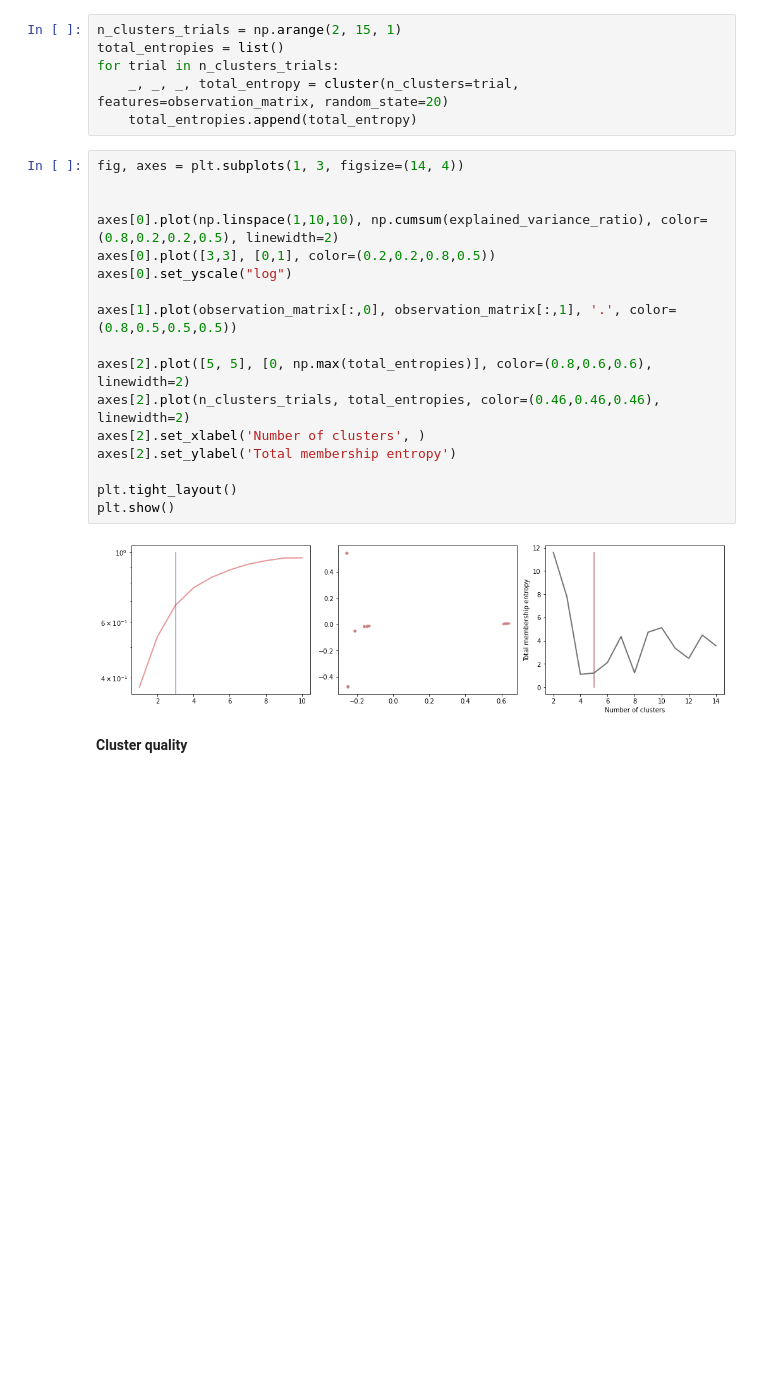
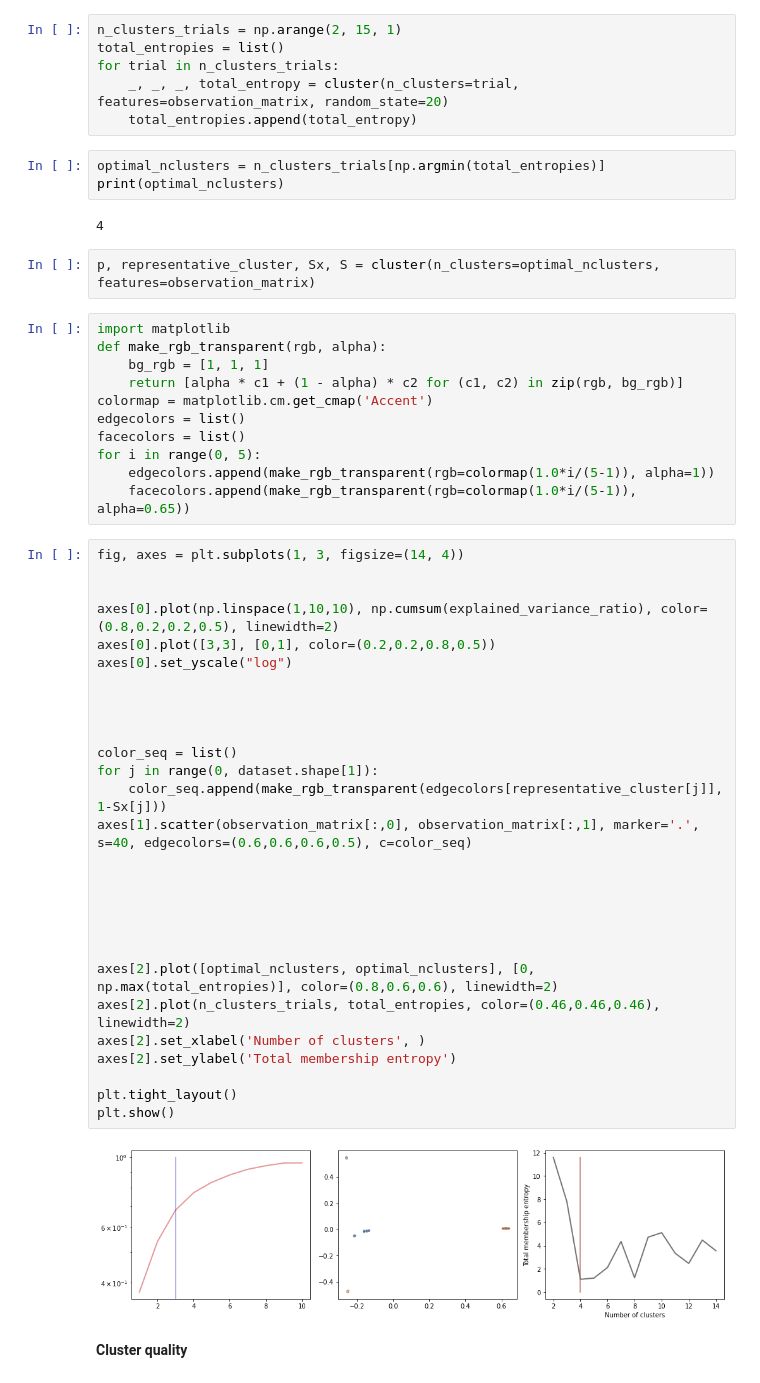
Before and after one commit to joaodmrodrigues/elements-financial-machine-learning, a Jupyter notebook: __writing/__writing-optimal_clustering_with_entropy_part3.ipynb, the cells around one changed output. Cells and saved outputs as stored; diff of their text form; blank space fills up the shorter version.

```diff
--- a/__writing/__writing-optimal_clustering_with_entropy_part3.ipynb
+++ b/__writing/__writing-optimal_clustering_with_entropy_part3.ipynb
@@ -166,25 +166,54 @@ total_entropies = list()
 for trial in n_clusters_trials:
     _, _, _, total_entropy = cluster(n_clusters=trial, features=observation_matrix, random_state=20)
     total_entropies.append(total_entropy)
+# %%
+optimal_nclusters = n_clusters_trials[np.argmin(total_entropies)]
+print(optimal_nclusters)
+# %% [output]
+4
+# %%
+p, representative_cluster, Sx, S = cluster(n_clusters=optimal_nclusters, features=observation_matrix)
+# %%
+import matplotlib
+def make_rgb_transparent(rgb, alpha):
+    bg_rgb = [1, 1, 1]
+    return [alpha * c1 + (1 - alpha) * c2 for (c1, c2) in zip(rgb, bg_rgb)]
+colormap = matplotlib.cm.get_cmap('Accent')
+edgecolors = list()
+facecolors = list()
+for i in range(0, 5):
+    edgecolors.append(make_rgb_transparent(rgb=colormap(1.0*i/(5-1)), alpha=1))
+    facecolors.append(make_rgb_transparent(rgb=colormap(1.0*i/(5-1)), alpha=0.65))
 # %%
 fig, axes = plt.subplots(1, 3, figsize=(14, 4))
 
 
 axes[0].plot(np.linspace(1,10,10), np.cumsum(explained_variance_ratio), color=(0.8,0.2,0.2,0.5), linewidth=2)
 axes[0].plot([3,3], [0,1], color=(0.2,0.2,0.8,0.5))
 axes[0].set_yscale("log")
 
-axes[1].plot(observation_matrix[:,0], observation_matrix[:,1], '.', color=(0.8,0.5,0.5,0.5))
 
-axes[2].plot([5, 5], [0, np.max(total_entropies)], color=(0.8,0.6,0.6), linewidth=2)
+
+
+color_seq = list()
+for j in range(0, dataset.shape[1]):
+    color_seq.append(make_rgb_transparent(edgecolors[representative_cluster[j]], 1-Sx[j]))
+axes[1].scatter(observation_matrix[:,0], observation_matrix[:,1], marker='.', s=40, edgecolors=(0.6,0.6,0.6,0.5), c=color_seq)
+
+
+
+
+
+
+axes[2].plot([optimal_nclusters, optimal_nclusters], [0, np.max(total_entropies)], color=(0.8,0.6,0.6), linewidth=2)
 axes[2].plot(n_clusters_trials, total_entropies, color=(0.46,0.46,0.46), linewidth=2)
 axes[2].set_xlabel('Number of clusters', )
 axes[2].set_ylabel('Total membership entropy')
 
 plt.tight_layout()
 plt.show()
 # %% [output]
-[figure, old version]
+[figure, new version]
 # %% [markdown]
 **Cluster quality**
 # %%
```
Also changed, not shown: parts of 1 cell of this notebook, 3 other files.
